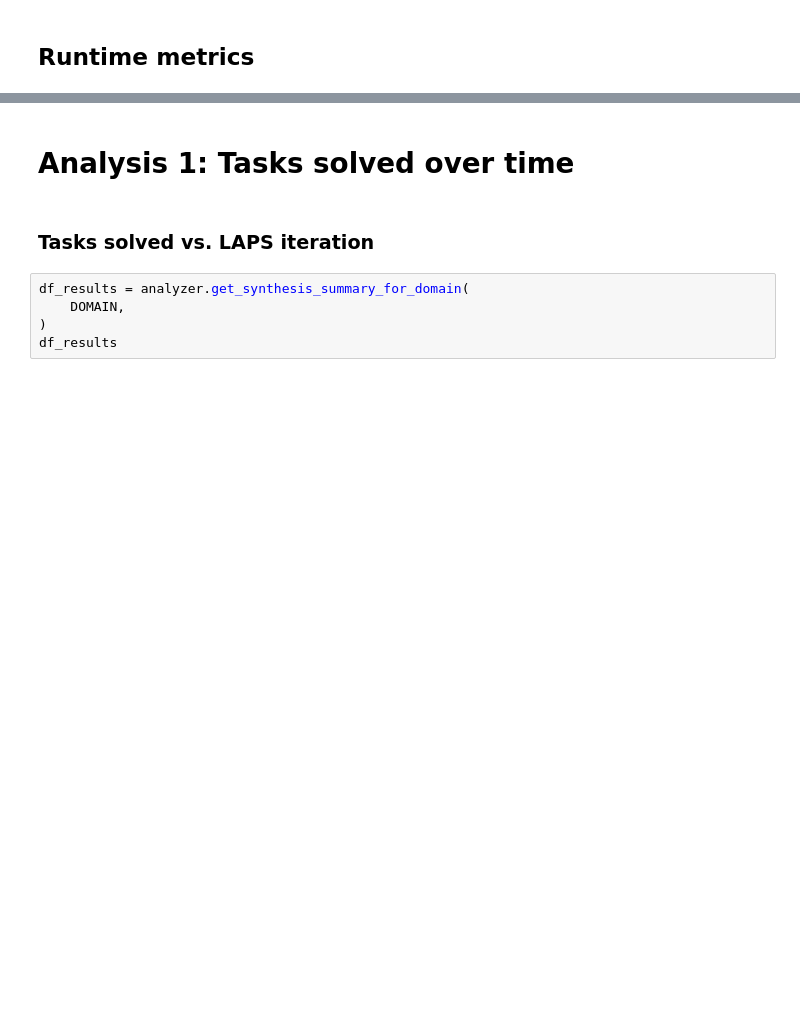
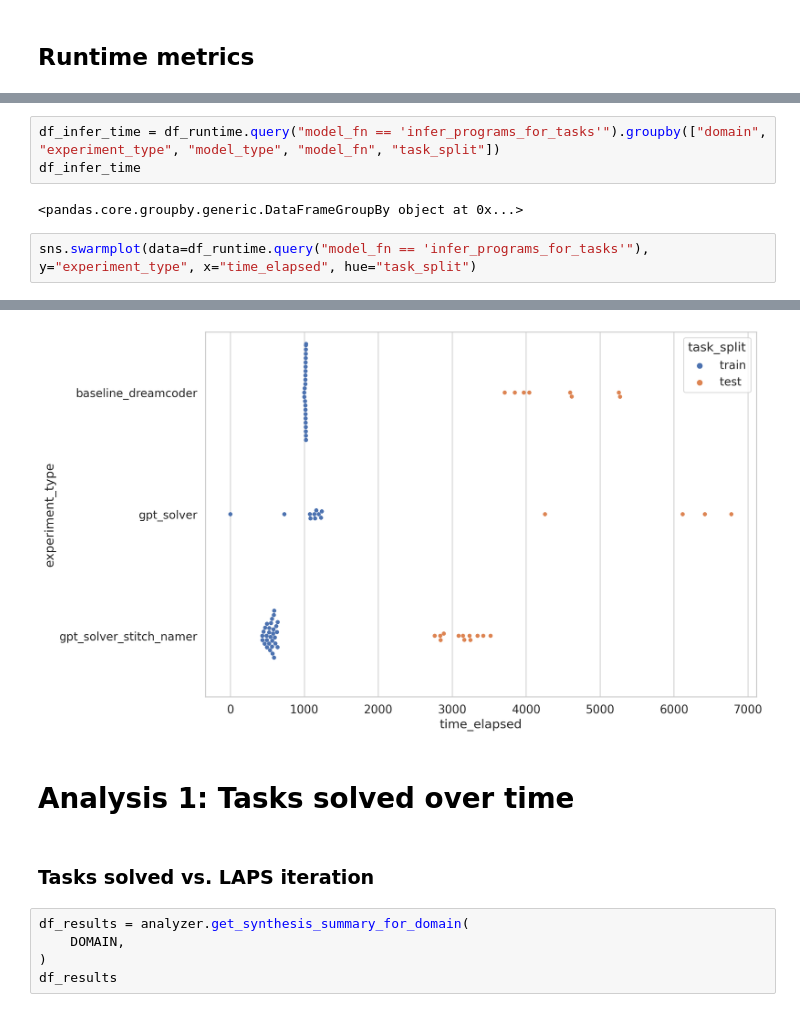
Before and after one commit to gabegrand/lilo, a Jupyter notebook: analysis/analyze_synthesis_experiment.ipynb, the cells around one changed output, grey strips where cells are left out. Drawn from its saved outputs; the diff is of its cells as text; blank space fills up the shorter version.

```diff
--- a/analysis/analyze_synthesis_experiment.ipynb
+++ b/analysis/analyze_synthesis_experiment.ipynb
@@ -81 +95,9 @@ clevr   baseline_dreamcoder      amortized_synthesis  infer_programs_for_tasks
 Name: time_elapsed, dtype: float64
+# %%
+df_infer_time = df_runtime.query("model_fn == 'infer_programs_for_tasks'").groupby(["domain", "experiment_type", "model_type", "model_fn", "task_split"])
+df_infer_time
+# %% [output]
+<pandas.core.groupby.generic.DataFrameGroupBy object at 0x...>
+# %%
+sns.swarmplot(data=df_runtime.query("model_fn == 'infer_programs_for_tasks'"), y="experiment_type", x="time_elapsed", hue="task_split")
+# %% [output]
@@ -82,3 +105,4 @@ Name: time_elapsed, dtype: float64
+[figure, added]
 # %% [markdown]
 # Analysis 1: Tasks solved over time
 # %% [markdown]
```
Also changed, not shown: parts of 5 cells of this notebook.
